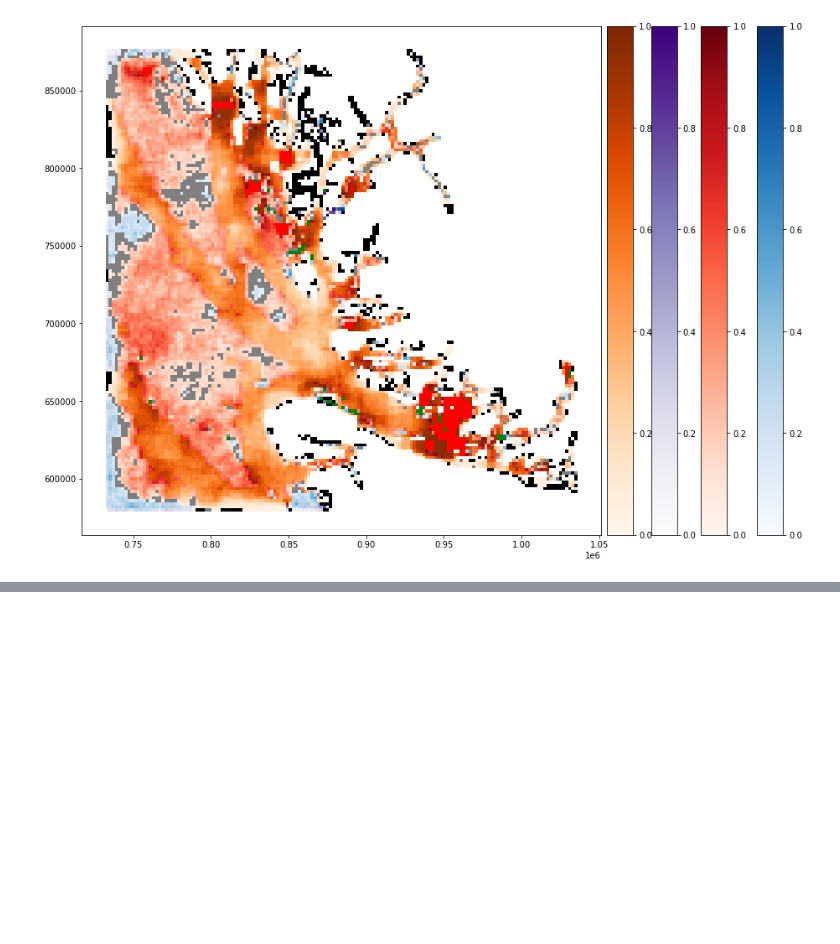
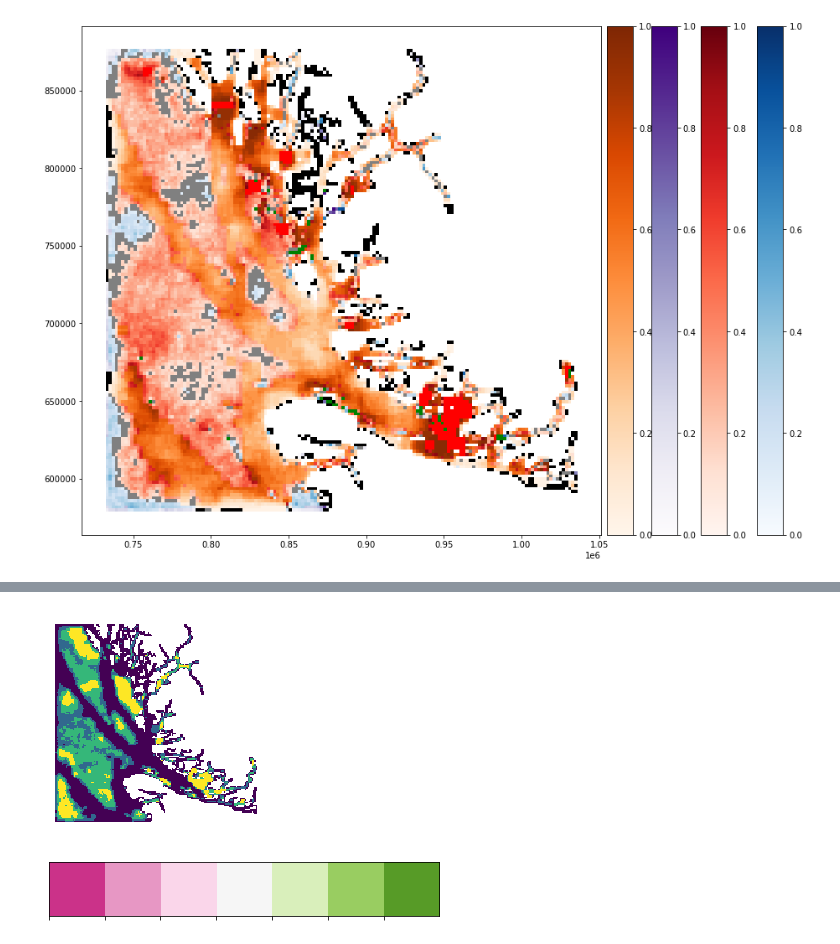
Before and after one commit to Vizzuality/marxan-cloud, a Jupyter notebook: data/notebooks/Lab/marxan_diffmap.ipynb, the cells around one changed output, grey strips where cells are left out. Saved outputs shown, nothing was run; the diff lists cells and outputs as text; code cells hidden in the pictures; blank space fills up the shorter version.

```diff
--- a/data/notebooks/Lab/marxan_diffmap.ipynb
+++ b/data/notebooks/Lab/marxan_diffmap.ipynb
@@ -290,0 +407,12 @@ plt.show()
+# %%
+ax = diff.plot(column='rel_freq2', edgecolor='none', scheme='fisherjenks', k=4)
+ax.set_axis_off()
+# %% [output]
+[figure, added]
+# %%
+## Create palettes
+n_categories = 4
+full_palette = sns.color_palette('PiYG', n_colors=(n_categories - 1) * 2 + 1)
+sns.palplot(full_palette)
+# %% [output]
+[figure, added]
```
Also changed, not shown: parts of 19 cells of this notebook.
